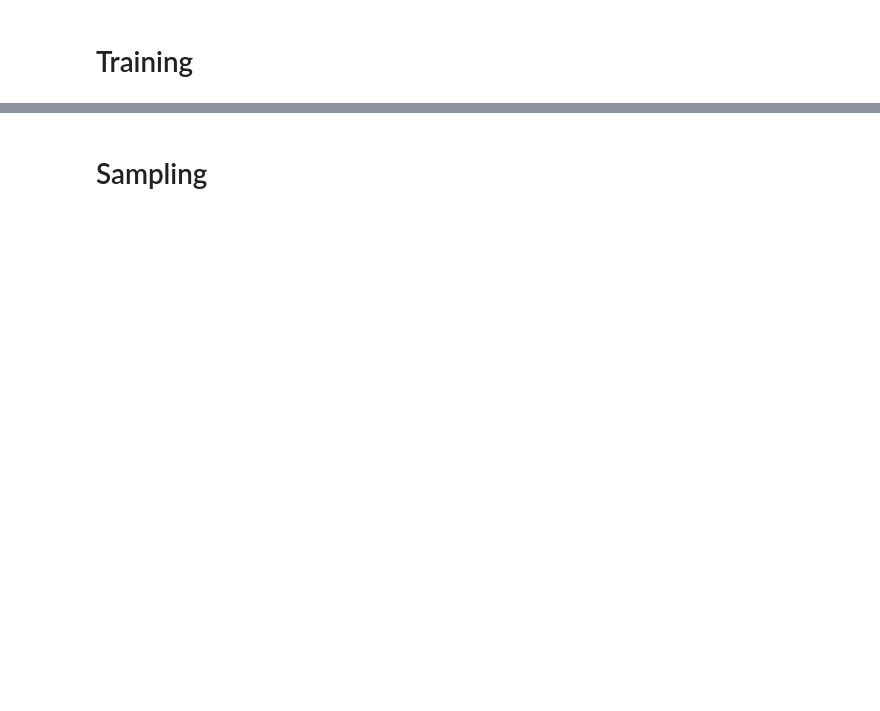
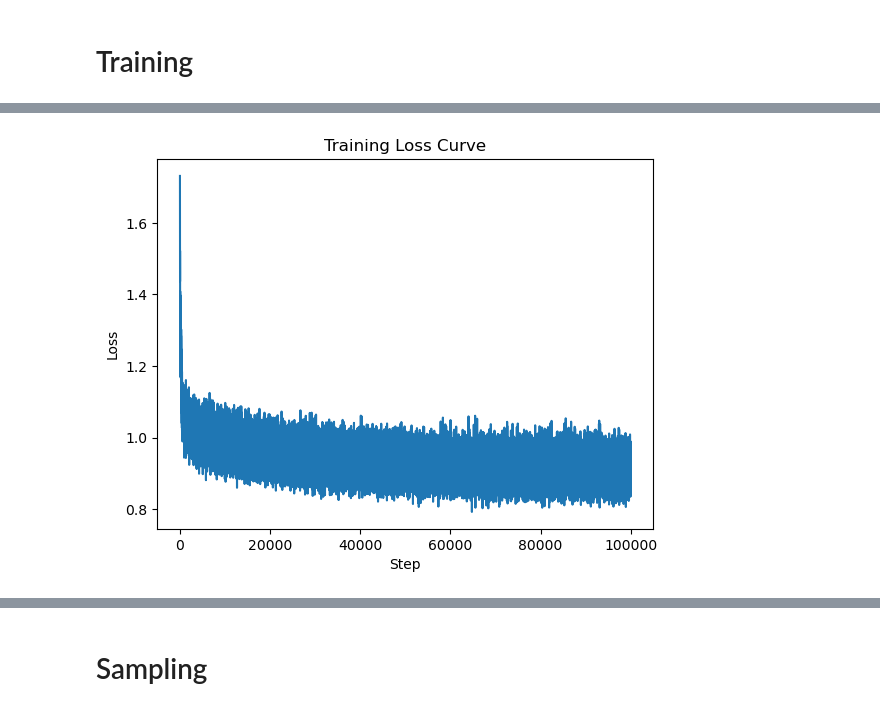
Before and after one commit to jaeohshin/flow_matching, a Jupyter notebook: examples/standalone_flow_matching.ipynb, the cells around one changed output, grey strips where cells are left out. Saved outputs shown, nothing was run; the diff lists cells and outputs as text; code cells hidden in the pictures; blank space fills up the shorter version.

```diff
--- a/examples/standalone_flow_matching.ipynb
+++ b/examples/standalone_flow_matching.ipynb
@@ -46,0 +83,9 @@ for _ in range(20000):
+# %%
+import matplotlib.pyplot as plt
+plt.plot(loss_history)
+plt.xlabel("Step")
+plt.ylabel("Loss")
+plt.title("Training Loss Curve")
+plt.show()
+# %% [output]
+[figure, added]
```
Also changed, not shown: parts of 4 cells of this notebook, 5 other files.
